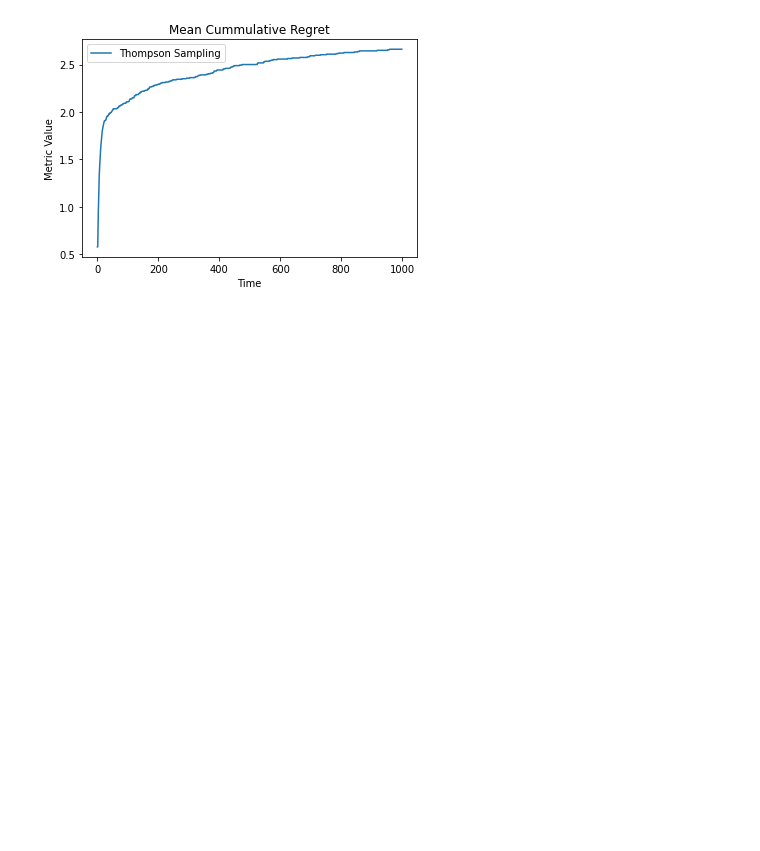
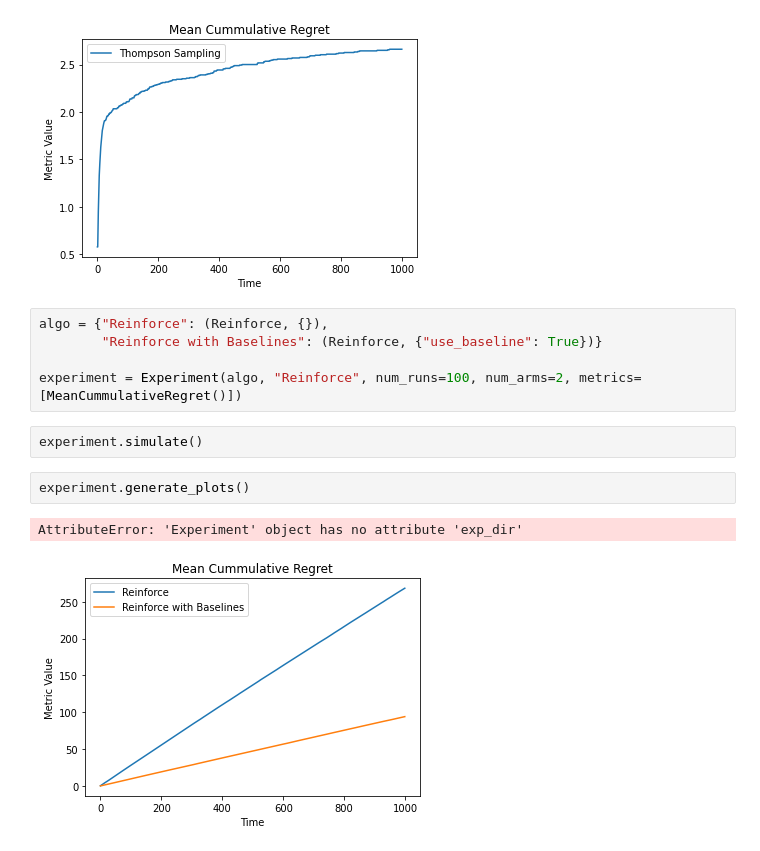
Before and after one commit to Utkarshp1/CS-414-Reinforcement-Learning, a Jupyter notebook: Multi-Armed Bandits/src/Untitled.ipynb, the cells around one changed output. Drawn from its saved outputs; the diff is of its cells as text; blank space fills up the shorter version.

Commit message:
Added Reinforce (Gradient Bandit Algorithm)

```diff
--- a/Multi-Armed Bandits/src/Untitled.ipynb
+++ b/Multi-Armed Bandits/src/Untitled.ipynb
@@ -169,3 +169,15 @@ experiment.generate_plots()
 # %% [output]
 AttributeError: 'Experiment' object has no attribute 'exp_dir'
 [figure]
+# %%
+algo = {"Reinforce": (Reinforce, {}),
+        "Reinforce with Baselines": (Reinforce, {"use_baseline": True})}
+
+experiment = Experiment(algo, "Reinforce", num_runs=100, num_arms=2, metrics=[MeanCummulativeRegret()])
+# %%
+experiment.simulate()
+# %%
+experiment.generate_plots()
+# %% [output]
+AttributeError: 'Experiment' object has no attribute 'exp_dir'
+[figure, added]
```
Also changed, not shown: parts of 1 cell of this notebook, 1 other file.
